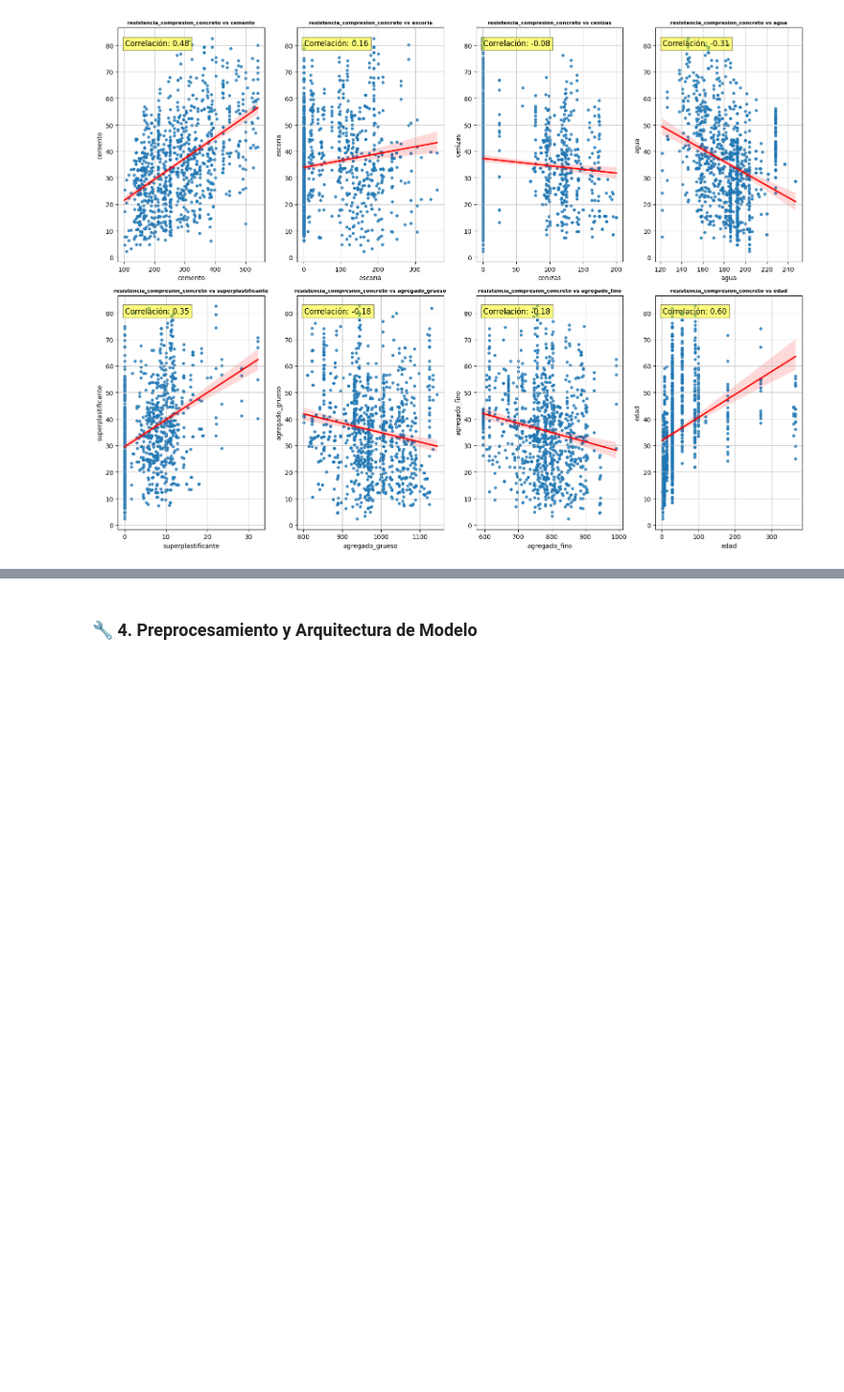
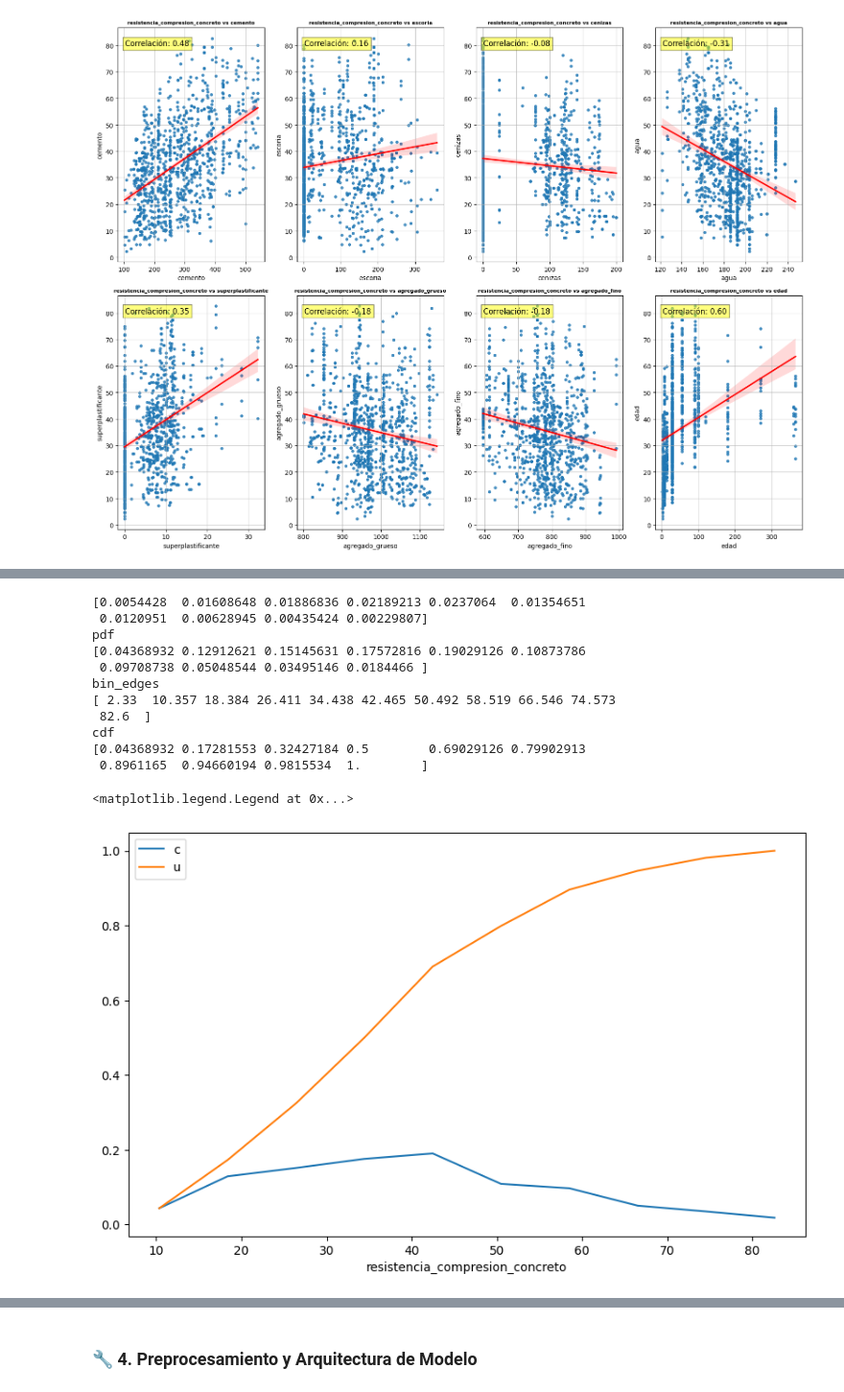
Before and after one commit to fjmucho/iAx, a Jupyter notebook: ML-e02 Red-Neuronal - Resistencia a la compresion de hormigon.ipynb, the cells around one changed output, grey strips where cells are left out. Shown at 96% size. Cells and saved outputs as stored; diff of their text form; code cells hidden in the pictures; blank space fills up the shorter version.

```diff
--- a/ML-e02 Red-Neuronal - Resistencia a la compresion de hormigon.ipynb
+++ b/ML-e02 Red-Neuronal - Resistencia a la compresion de hormigon.ipynb
@@ -302,0 +337,35 @@ plot_scatter_relationsships(data)
+# %%
+target_column = 'resistencia_compresion_concreto'
+
+counts, bin_edges = np.histogram(concrete_data[target_column],bins = 10, density = True)
+print(counts)
+print('pdf')
+
+plt.xlabel(target_column)
+pdf = counts/sum(counts)
+print(pdf)
+
+print('bin_edges')
+print(bin_edges)
+
+cdf = np.cumsum(pdf)
+print('cdf')
+print(cdf)
+
+plt.plot(bin_edges[1:],pdf)
+plt.plot(bin_edges[1:],cdf)
+plt.legend('cumulative distribution function')
+# %% [output]
+[0.0054428  0.01608648 0.01886836 0.02189213 0.0237064  0.01354651
+ 0.0120951  0.00628945 0.00435424 0.00229807]
+pdf
+[0.04368932 0.12912621 0.15145631 0.17572816 0.19029126 0.10873786
+ 0.09708738 0.05048544 0.03495146 0.0184466 ]
+bin_edges
+[ 2.33  10.357 18.384 26.411 34.438 42.465 50.492 58.519 66.546 74.573
+ 82.6  ]
+cdf
+[0.04368932 0.17281553 0.32427184 0.5        0.69029126 0.79902913
+ 0.8961165  0.94660194 0.9815534  1.        ]
+<matplotlib.legend.Legend at 0x...>
+[figure, added]
```
Also changed, not shown: parts of 37 cells of this notebook, 2 other files.
